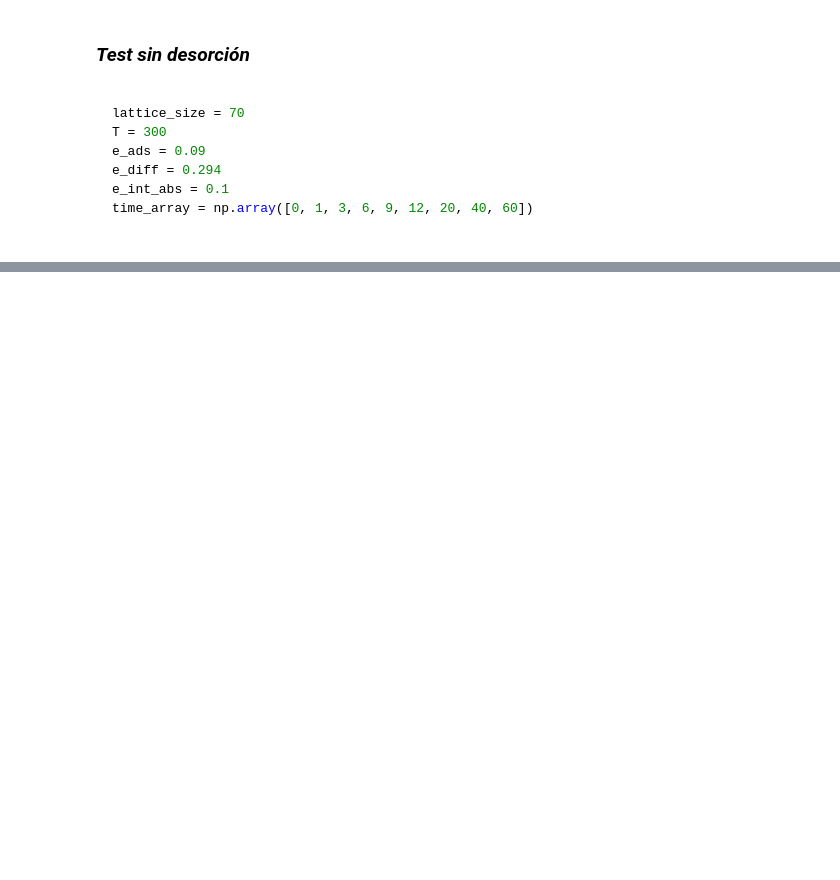
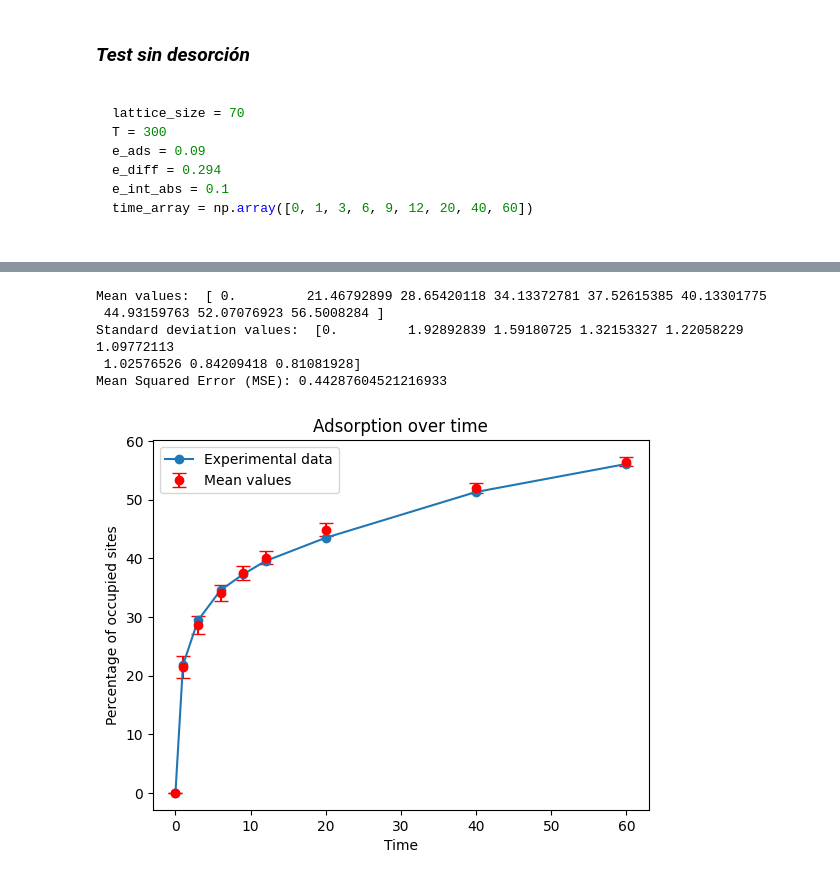
Before and after one commit to hernansalinas/00_TrabajoGradoGerman, a Jupyter notebook: Codes/kMC ordenado/kMC_GeneralAdsorptionModel_v1.ipynb, the cells around one changed output, grey strips where cells are left out. Cells and saved outputs as stored; diff of their text form; code cells hidden in the pictures; blank space fills up the shorter version.

```diff
--- a/Codes/kMC ordenado/kMC_GeneralAdsorptionModel_v1.ipynb
+++ b/Codes/kMC ordenado/kMC_GeneralAdsorptionModel_v1.ipynb
@@ -301,0 +486,10 @@ plt.show()
+# %%
+N = 100
+run_multiple_simulations(N, lattice_size, T, processes, time_array, data.iloc[8, :9].to_numpy())
+# %% [output]
+Mean values:  [ 0.         21.46792899 28.65420118 34.13372781 37.52615385 40.13301775
+ 44.93159763 52.07076923 56.5008284 ]
+Standard deviation values:  [0.         1.92892839 1.59180725 1.32153327 1.22058229 1.09772113
+ 1.02576526 0.84209418 0.81081928]
+Mean Squared Error (MSE): 0.44287604521216933
+[figure, added]
```
Also changed, not shown: parts of 20 cells of this notebook.
